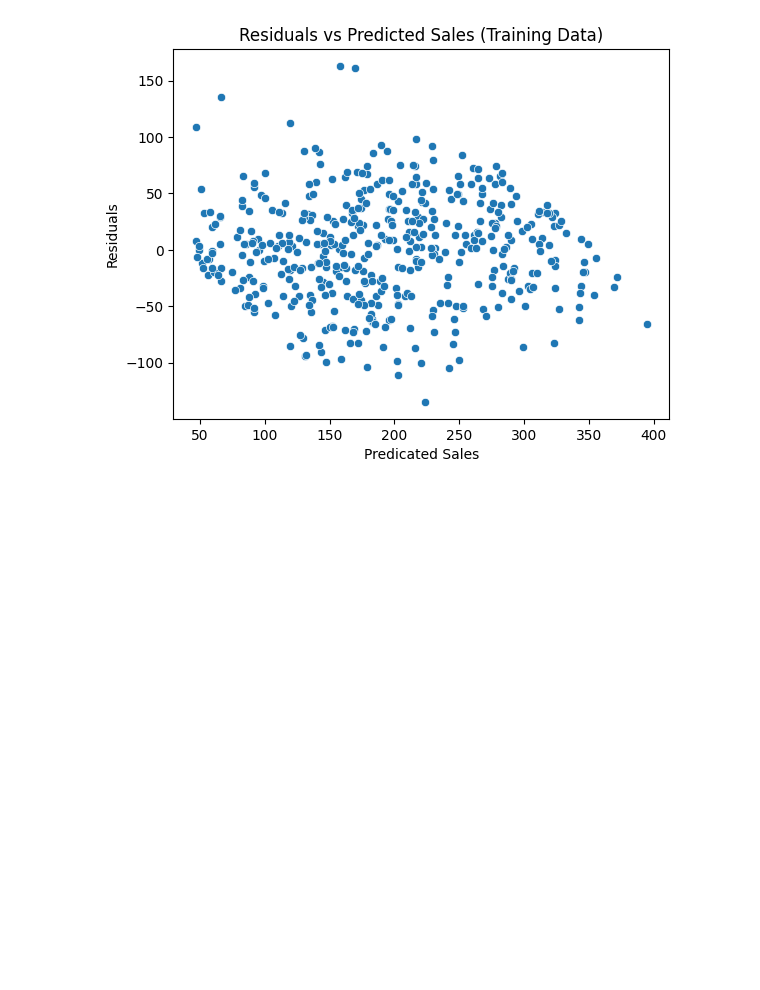
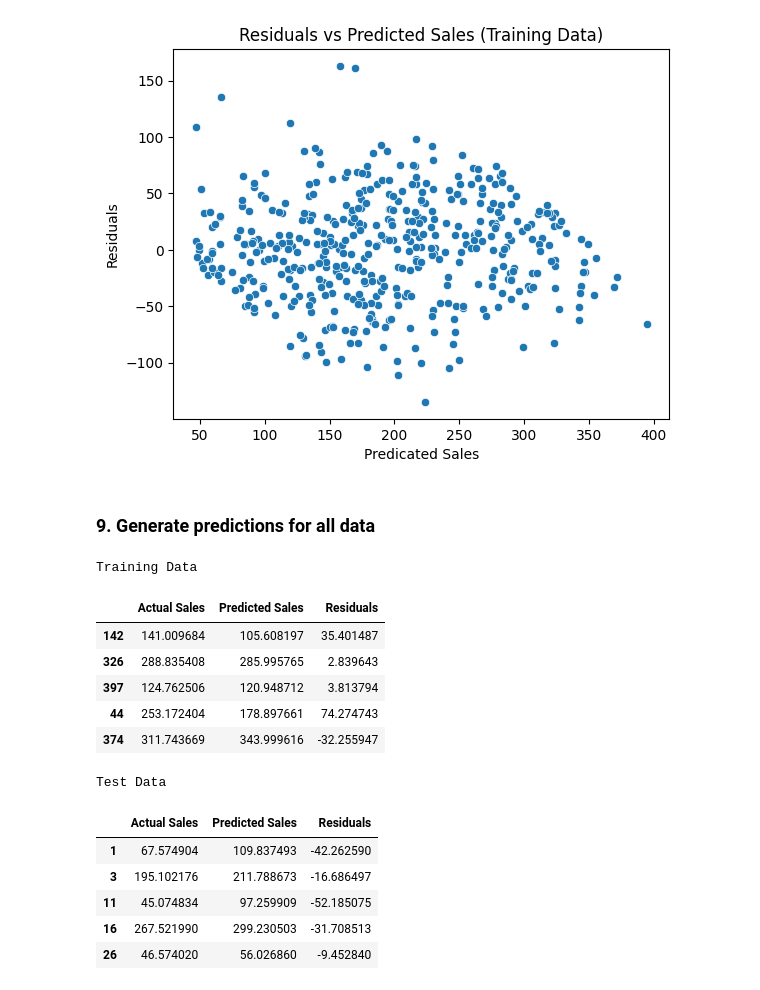
Before and after one commit to courjimen/MachineLearningPractice, a Jupyter notebook: linear_regression.ipynb, the cells around one changed output. Saved outputs shown, nothing was run; the diff lists cells and outputs as text; code cells hidden in the pictures; blank space fills up the shorter version.

Commit message:
Grabbed predicted sales and resids

```diff
--- a/linear_regression.ipynb
+++ b/linear_regression.ipynb
@@ -198,3 +198,37 @@ plt.title('Residuals vs Predicted Sales (Training Data)')
 plt.show()
 # %% [output]
 [figure]
+# %% [markdown]
+### 9. Generate predictions for all data
+# %%
+pred_test = model.predict(test_subset["Radio"])
+
+# Print actual vs predicted and residuals
+print('Training Data')
+display(pd.DataFrame({
+    "Actual Sales": train_subset['Sales'],
+    "Predicted Sales": pred_train,
+    "Residuals": train_subset['Sales'] - pred_train
+}).head())
+
+print('Test Data')
+display(pd.DataFrame({
+    "Actual Sales": test_subset['Sales'],
+    "Predicted Sales": pred_test,
+    "Residuals": test_subset['Sales'] - pred_test
+}).head())
+# %% [output]
+Training Data
+|  | Actual Sales | Predicted Sales | Residuals |
+| 142 | 141.009684 | 105.608197 | 35.401487 |
+| 326 | 288.835408 | 285.995765 | 2.839643 |
+| 397 | 124.762506 | 120.948712 | 3.813794 |
+| 44 | 253.172404 | 178.897661 | 74.274743 |
+| 374 | 311.743669 | 343.999616 | -32.255947 |
+Test Data
+|  | Actual Sales | Predicted Sales | Residuals |
+| 1 | 67.574904 | 109.837493 | -42.262590 |
+| 3 | 195.102176 | 211.788673 | -16.686497 |
+| 11 | 45.074834 | 97.259909 | -52.185075 |
+| 16 | 267.521990 | 299.230503 | -31.708513 |
+| 26 | 46.574020 | 56.026860 | -9.452840 |
```
